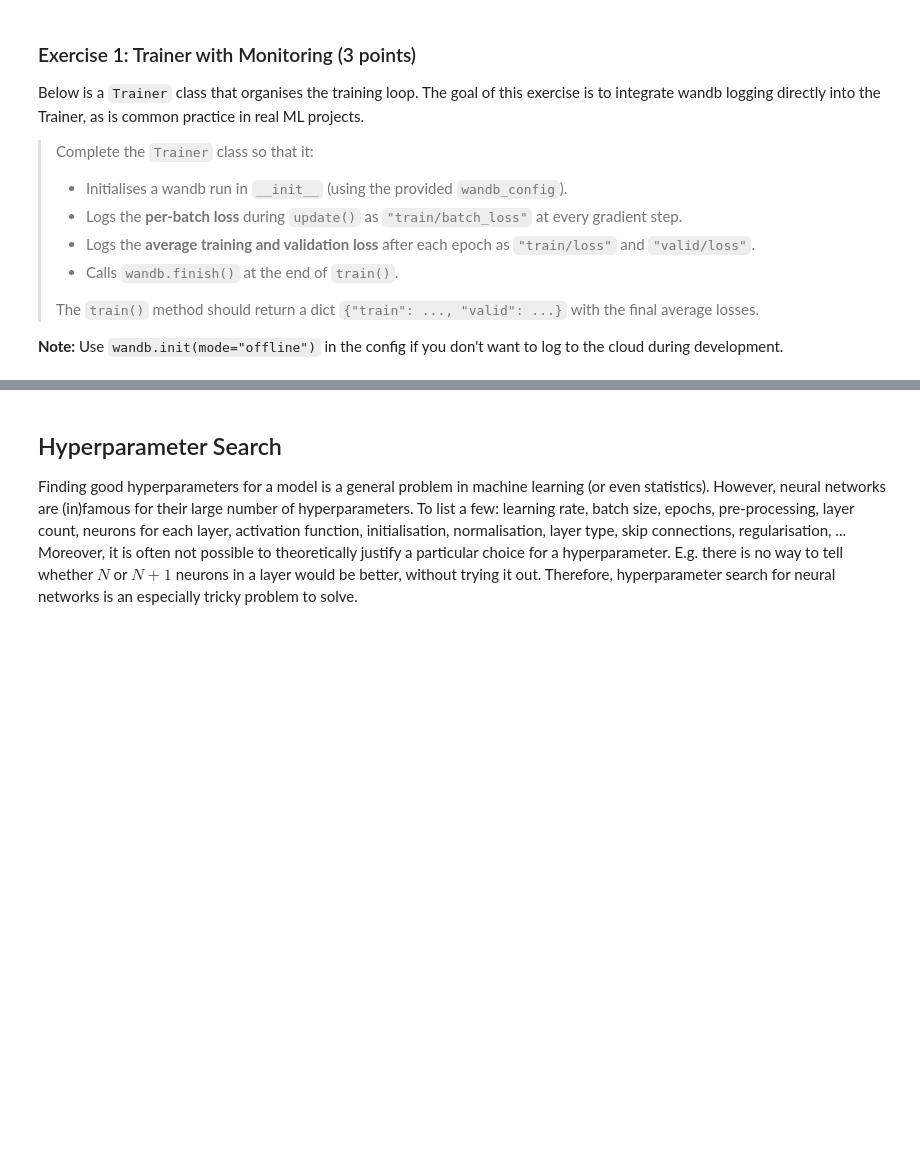
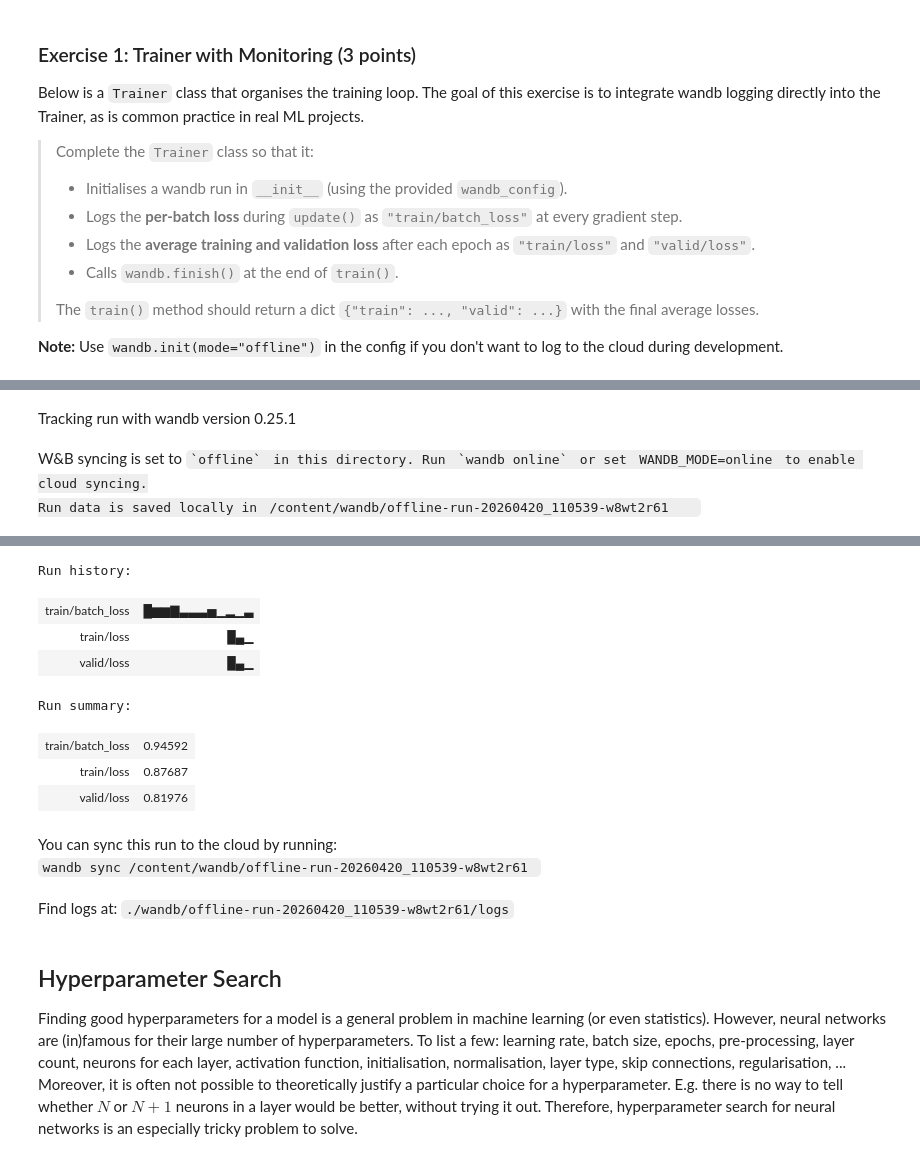
Before and after one commit to luki852/Master_AI, a Jupyter notebook: 2nd_Semester/UE_Architectures_and_Generative_Techniques/Assignment3_k51843919_Lukas_Steu.ipynb, the cells around one changed output, grey strips where cells are left out. Drawn from its saved outputs; the diff is of its cells as text; code cells hidden in the pictures; blank space fills up the shorter version.

```diff
--- a/2nd_Semester/UE_Architectures_and_Generative_Techniques/Assignment3_k51843919_Lukas_Steu.ipynb
+++ b/2nd_Semester/UE_Architectures_and_Generative_Techniques/Assignment3_k51843919_Lukas_Steu.ipynb
@@ -282,5 +333,6 @@ assert "train" in results, "Could not find training loss in results"
 assert "valid" in results, "Could not find validation loss in results"
 assert isinstance(results["train"], float), f"Expected float, got {type(results['train'])}"
 assert isinstance(results["valid"], float), f"Expected float, got {type(results['valid'])}"
-assert (trainer.epoch in (1, 2)), f"Expected 2 or 3 epochs, got {trainer.epoch}"
+assert (trainer.epoch in (2, 3)), f"Expected 2 or 3 epochs, got {trainer.epoch}" #changed form (1,2) to (2,3)
 assert trainer.global_step > 0, f"Global_step not updated"
+# %% [output]
@@ -286,0 +340,3 @@ assert trainer.global_step > 0, f"Global_step not updated"
+Tracking run with wandb version 0.25.1
+W&B syncing is set to `offline` in this directory. Run `wandb online` or set WANDB_MODE=online to enable cloud syncing.
+Run data is saved locally in /content/wandb/offline-run-20260420_110539-w8wt2r61
@@ -287,3 +344,14 @@ assert trainer.global_step > 0, f"Global_step not updated"
+Run history:
+| train/batch_loss | █▆▆▇▃▃▃▅▁▂▁▃ |
+| train/loss | █▄▁ |
+| valid/loss | █▄▁ |
+Run summary:
+| train/batch_loss | 0.94592 |
+| train/loss | 0.87687 |
+| valid/loss | 0.81976 |
+You can sync this run to the cloud by running:
+wandb sync /content/wandb/offline-run-20260420_110539-w8wt2r61
+Find logs at: ./wandb/offline-run-20260420_110539-w8wt2r61/logs
 # %% [markdown]
 ## Hyperparameter Search
 
```
Also changed, not shown: parts of 13 cells of this notebook, 2 other files.
